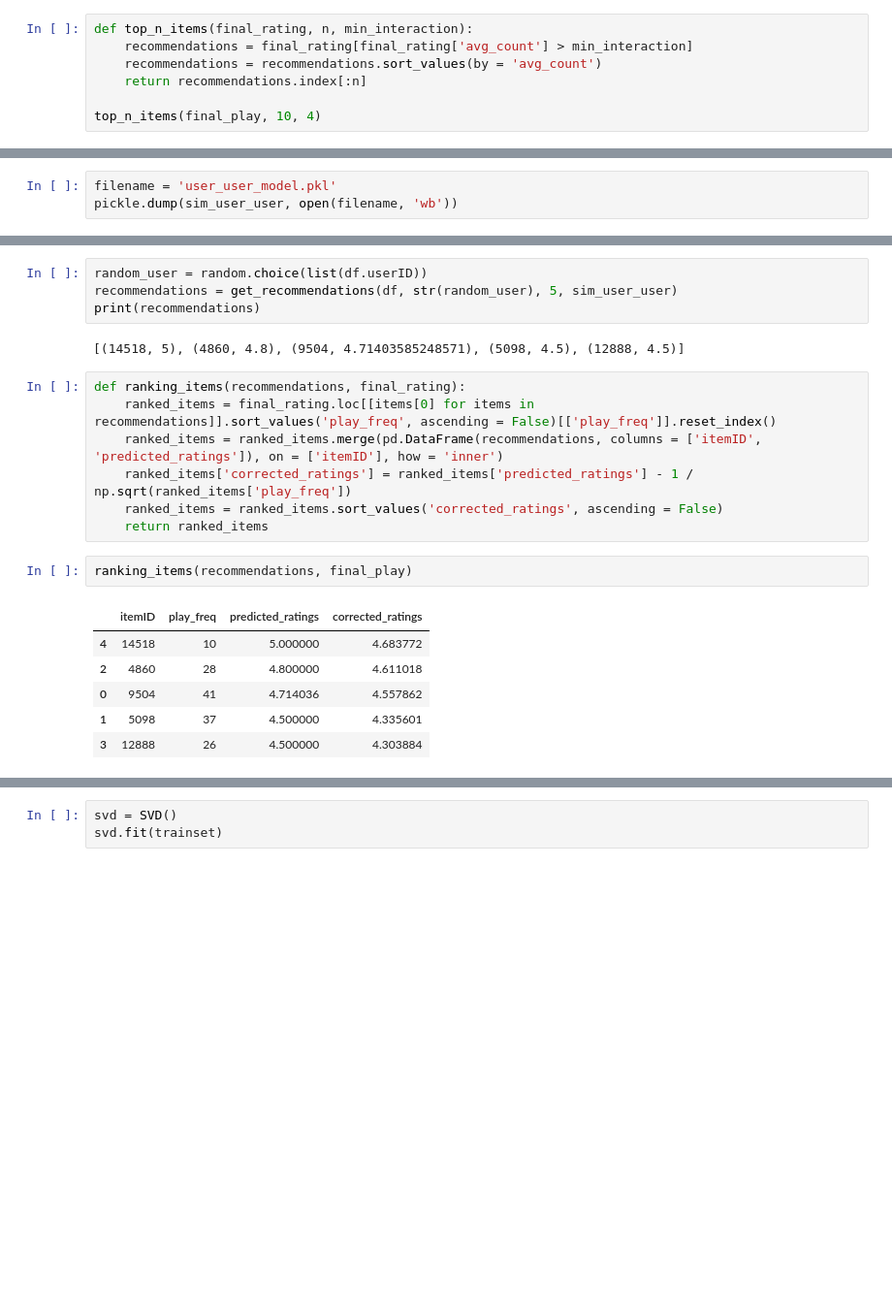
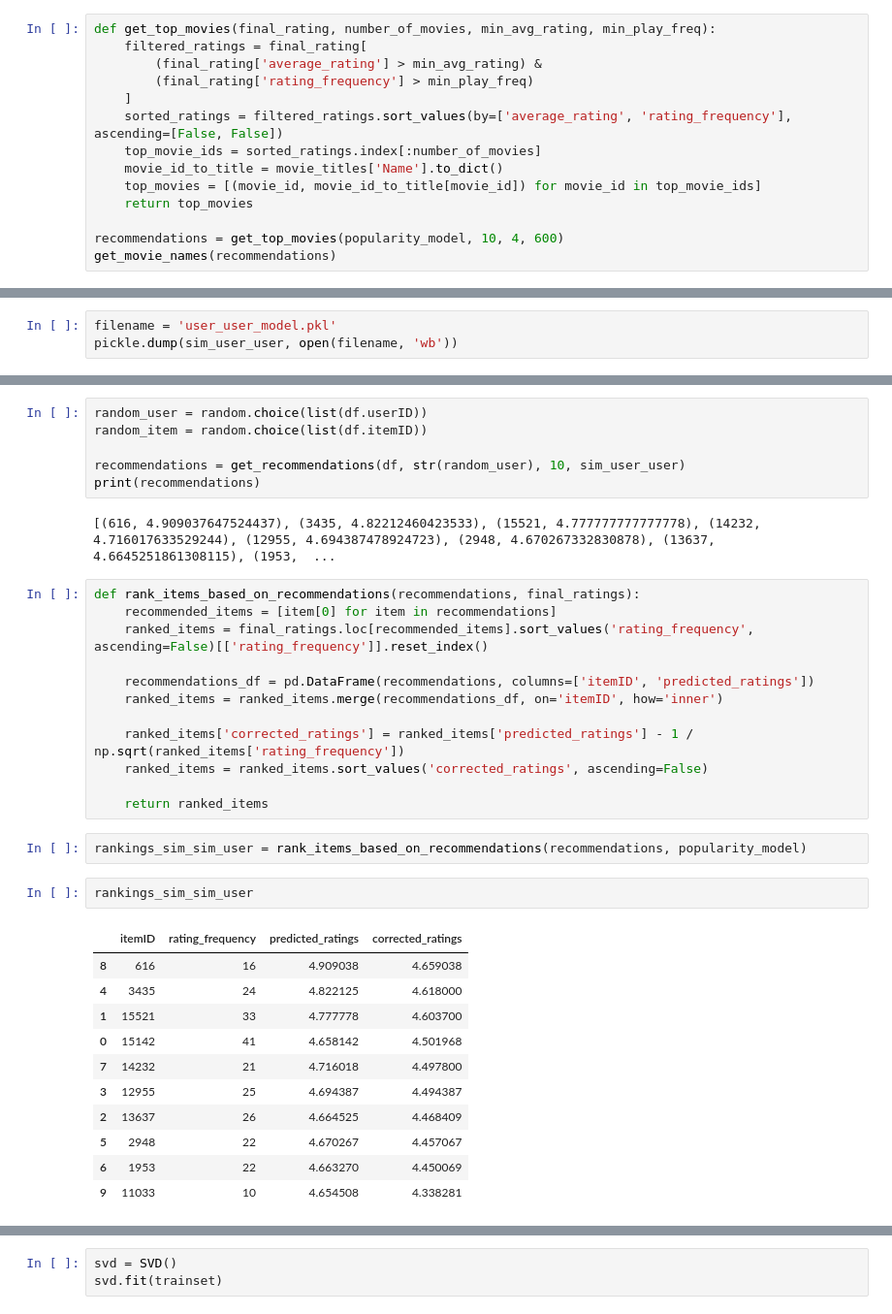
Before and after one commit to SaiSrujana7771/CSE573Group24, a Jupyter notebook: Code/train.ipynb, the cells around one changed output, grey strips where cells are left out. Shown: that part at 97% size. Drawn from its saved outputs; the diff is of its cells as text; blank space fills up the shorter version.

```diff
--- a/Code/train.ipynb
+++ b/Code/train.ipynb
@@ -311,8 +176,15 @@ final_play.head()
 # %%
-def top_n_items(final_rating, n, min_interaction):
-    recommendations = final_rating[final_rating['avg_count'] > min_interaction]
-    recommendations = recommendations.sort_values(by = 'avg_count')
-    return recommendations.index[:n]
+def get_top_movies(final_rating, number_of_movies, min_avg_rating, min_play_freq):
+    filtered_ratings = final_rating[
+        (final_rating['average_rating'] > min_avg_rating) &
+        (final_rating['rating_frequency'] > min_play_freq)
+    ]
+    sorted_ratings = filtered_ratings.sort_values(by=['average_rating', 'rating_frequency'], ascending=[False, False])
+    top_movie_ids = sorted_ratings.index[:number_of_movies]
+    movie_id_to_title = movie_titles['Name'].to_dict()
+    top_movies = [(movie_id, movie_id_to_title[movie_id]) for movie_id in top_movie_ids]
+    return top_movies
 
-top_n_items(final_play, 10, 4)
+recommendations = get_top_movies(popularity_model, 10, 4, 600)
+get_movie_names(recommendations)
 # %% [output]
@@ -354,22 +233,36 @@ def get_recommendations(data, user_id, top_n, algo):
 # %%
 random_user = random.choice(list(df.userID))
-recommendations = get_recommendations(df, str(random_user), 5, sim_user_user)
+random_item = random.choice(list(df.itemID))
+
+recommendations = get_recommendations(df, str(random_user), 10, sim_user_user)
 print(recommendations)
 # %% [output]
-[(14518, 5), (4860, 4.8), (9504, 4.71403585248571), (5098, 4.5), (12888, 4.5)]
+[(616, 4.909037647524437), (3435, 4.82212460423533), (15521, 4.777777777777778), (14232, 4.716017633529244), (12955, 4.694387478924723), (2948, 4.670267332830878), (13637, 4.6645251861308115), (1953,  ...
 # %%
-def ranking_items(recommendations, final_rating):
-    ranked_items = final_rating.loc[[items[0] for items in recommendations]].sort_values('play_freq', ascending = False)[['play_freq']].reset_index()
-    ranked_items = ranked_items.merge(pd.DataFrame(recommendations, columns = ['itemID', 'predicted_ratings']), on = ['itemID'], how = 'inner')
-    ranked_items['corrected_ratings'] = ranked_items['predicted_ratings'] - 1 / np.sqrt(ranked_items['play_freq'])
-    ranked_items = ranked_items.sort_values('corrected_ratings', ascending = False)
+def rank_items_based_on_recommendations(recommendations, final_ratings):
+    recommended_items = [item[0] for item in recommendations]
+    ranked_items = final_ratings.loc[recommended_items].sort_values('rating_frequency', ascending=False)[['rating_frequency']].reset_index()
+
+    recommendations_df = pd.DataFrame(recommendations, columns=['itemID', 'predicted_ratings'])
+    ranked_items = ranked_items.merge(recommendations_df, on='itemID', how='inner')
+
+    ranked_items['corrected_ratings'] = ranked_items['predicted_ratings'] - 1 / np.sqrt(ranked_items['rating_frequency'])
+    ranked_items = ranked_items.sort_values('corrected_ratings', ascending=False)
+
     return ranked_items
 # %%
-ranking_items(recommendations, final_play)
+rankings_sim_sim_user = rank_items_based_on_recommendations(recommendations, popularity_model)
-# %% [output]
-|  | itemID | play_freq | predicted_ratings | corrected_ratings |
-| 4 | 14518 | 10 | 5.000000 | 4.683772 |
-| 2 | 4860 | 28 | 4.800000 | 4.611018 |
-| 0 | 9504 | 41 | 4.714036 | 4.557862 |
-| 1 | 5098 | 37 | 4.500000 | 4.335601 |
-| 3 | 12888 | 26 | 4.500000 | 4.303884 |
+# %%
+rankings_sim_sim_user
+# %% [output]
+|  | itemID | rating_frequency | predicted_ratings | corrected_ratings |
+| 8 | 616 | 16 | 4.909038 | 4.659038 |
+| 4 | 3435 | 24 | 4.822125 | 4.618000 |
+| 1 | 15521 | 33 | 4.777778 | 4.603700 |
+| 0 | 15142 | 41 | 4.658142 | 4.501968 |
+| 7 | 14232 | 21 | 4.716018 | 4.497800 |
+| 3 | 12955 | 25 | 4.694387 | 4.494387 |
+| 2 | 13637 | 26 | 4.664525 | 4.468409 |
+| 5 | 2948 | 22 | 4.670267 | 4.457067 |
+| 6 | 1953 | 22 | 4.663270 | 4.450069 |
+| 9 | 11033 | 10 | 4.654508 | 4.338281 |
```
Also changed, not shown: parts of 30 cells of this notebook.
